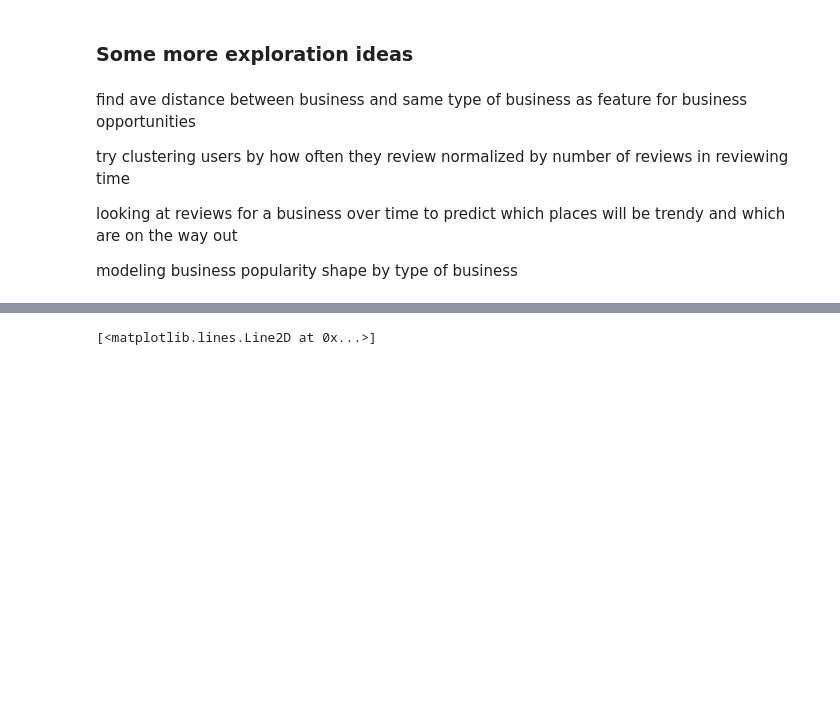
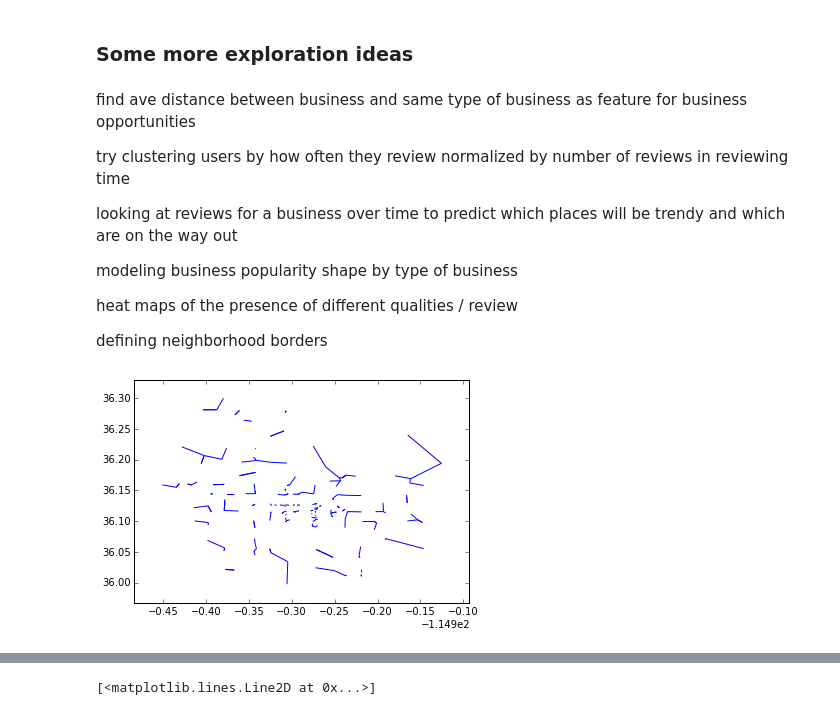
Before and after one commit to drsaltiel/GA_final, a Jupyter notebook: exploration.ipynb, the cells around one changed output, grey strips where cells are left out. Drawn from its saved outputs; the diff is of its cells as text; code cells hidden in the pictures; blank space fills up the shorter version.

```diff
--- a/exploration.ipynb
+++ b/exploration.ipynb
@@ -397,3 +431,39 @@ try clustering users by how often they review normalized by number of reviews in
 looking at reviews for a business over time to predict which places will be trendy and which are on the way out
 
 modeling business popularity shape by type of business
+
+heat maps of the presence of different qualities / review
+
+defining neighborhood borders
+# %%
+from matplotlib import collections  as mc
+def plot_nearest(category, city_data):
+    '''
+    plots businessess of given category in given city with lines connecting every business to the closest of the same type
+    '''
+    category_businesses = city_data[[category in j for i, j in city_data['categories'].iteritems()]]
+    category_bus_coordinates = []
+    for k, l in category_businesses['latitude'].iteritems():
+        category_bus_coordinates.append((category_businesses['longitude'][k], category_businesses['latitude'][k]))
+    lines = []
+    for coord in category_bus_coordinates:
+        min_coord = float('inf')
+        min_distance = float('inf')
+        for cat_bus in category_bus_coordinates:
+            if cat_bus!= coord:
+                dist = coord_distance(coord, cat_bus)
+                if dist < min_distance:
+                    min_distance = dist
+                    min_coord = cat_bus
+        lines.append([coord, min_coord])
+#     return lines
+    lc = mc.LineCollection(lines)
+    fig = plt.figure()
+    ax = plt.subplot(111)
+    ax.add_collection(lc)
+    ax.autoscale()
+    ax.margins(0.1)
+# %%
+plot_nearest('Chinese', LV)
+# %% [output]
+[figure, added]
```
Also changed, not shown: parts of 8 cells of this notebook.
